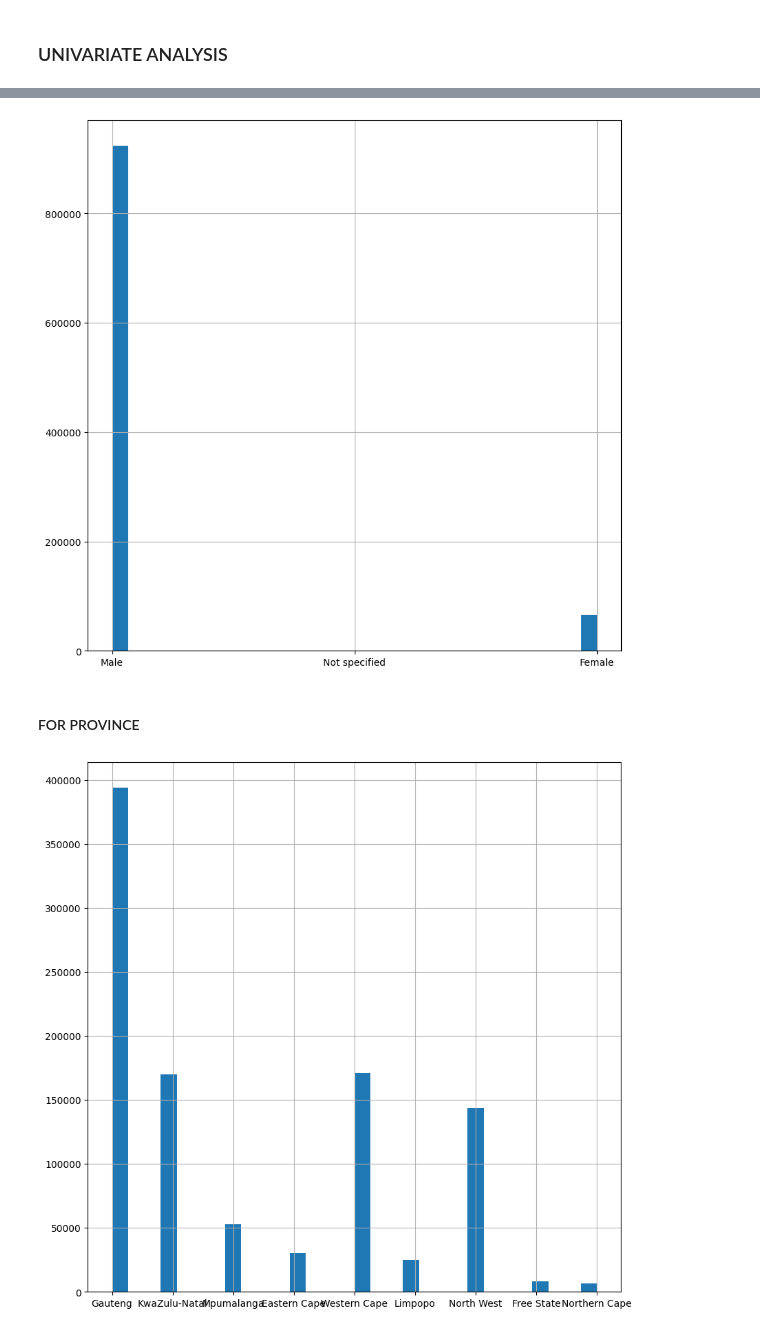
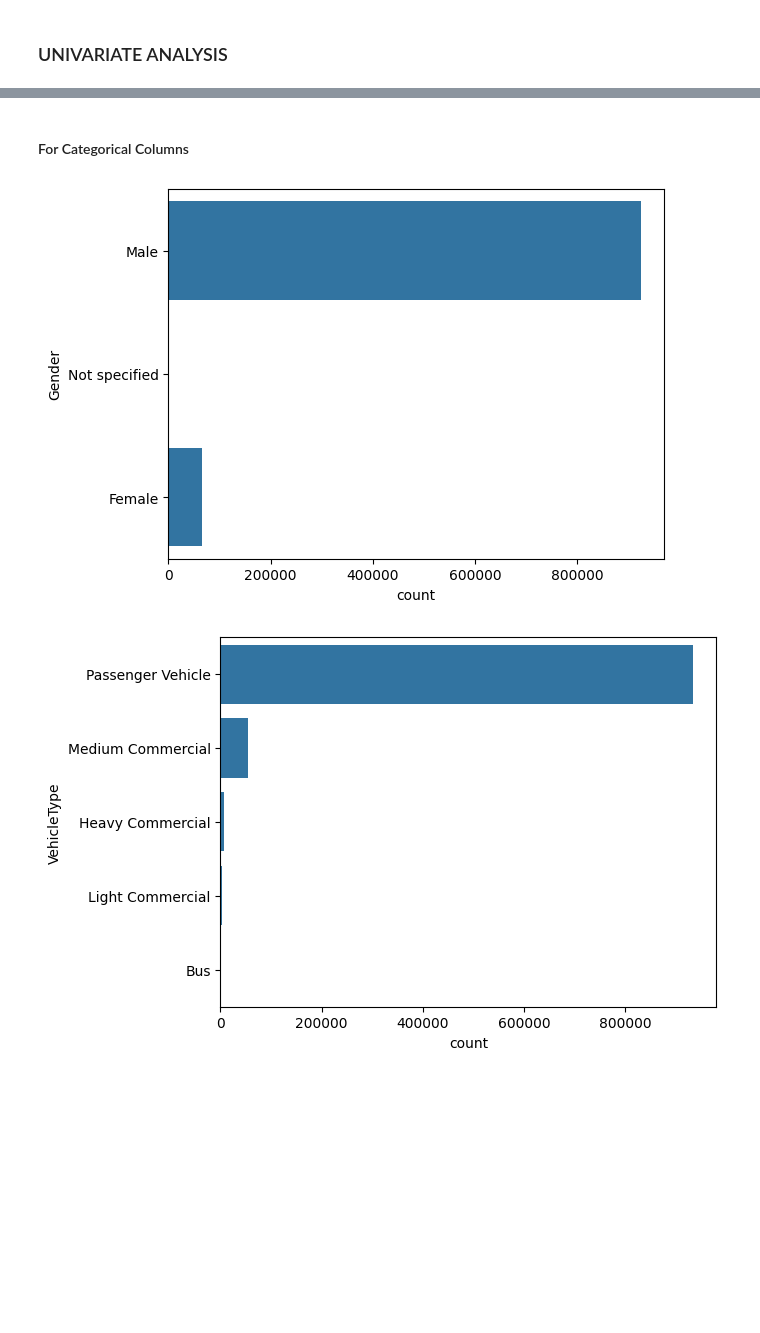
Before and after one commit to rinamoh/Kifiya-AIM-Week_3, a Jupyter notebook: notebooks/EDA.ipynb, the cells around one changed output, grey strips where cells are left out. Drawn from its saved outputs; the diff is of its cells as text; code cells hidden in the pictures; blank space fills up the shorter version.

```diff
--- a/notebooks/EDA.ipynb
+++ b/notebooks/EDA.ipynb
@@ -104,2 +106,4 @@ unique_values.loc[unique_values['Column'] == 'Gender'].head()
+# %%
+df = update_marital_status_based_on_title(df, 'Title', 'MaritalStatus')
 # %% [markdown]
 ### UNIVARIATE ANALYSIS
@@ -115,12 +110,11 @@ plt.show()
-# %%
-df['Gender'].hist(bins=30, figsize=(10, 10))
-plt.show()
-# %% [output]
-[figure, removed]
-# %% [markdown]
-#### FOR PROVINCE
-# %%
-df['Province'].hist(bins=30, figsize=(10, 10))
-plt.show()
-# %% [output]
-[figure, removed]
+# %% [markdown]
+#### For Categorical Columns
+# %%
+# Bar chart for categorical variables
+categorical_columns = ['Gender', 'VehicleType', 'CoverType', 'MaritalStatus','MaritalStatus']
+for col in categorical_columns:
+    sns.countplot(y=col, data=df)
+    plt.show()
+# %% [output]
+[figure, added]
+[figure, added]
```
Also changed, not shown: parts of 13 cells of this notebook.
